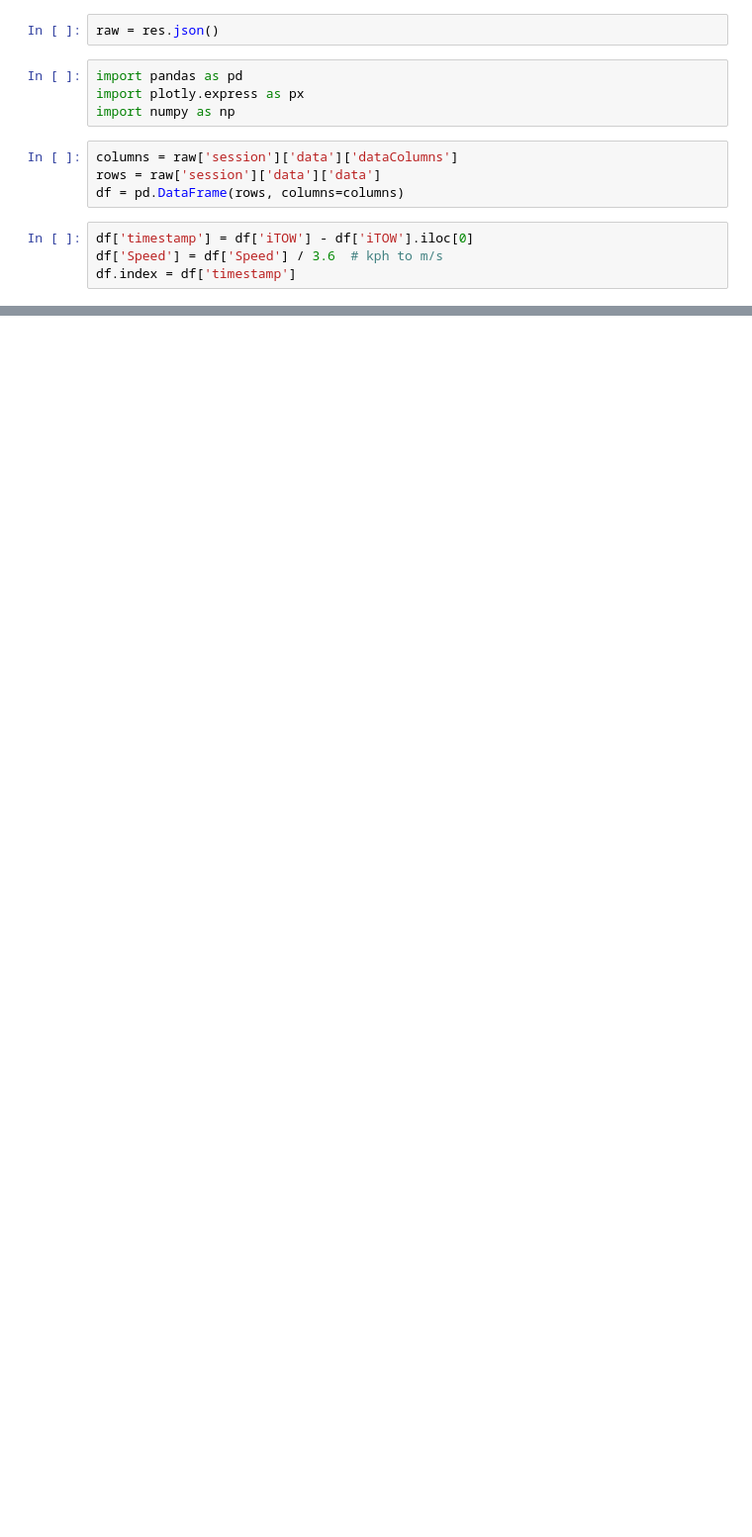
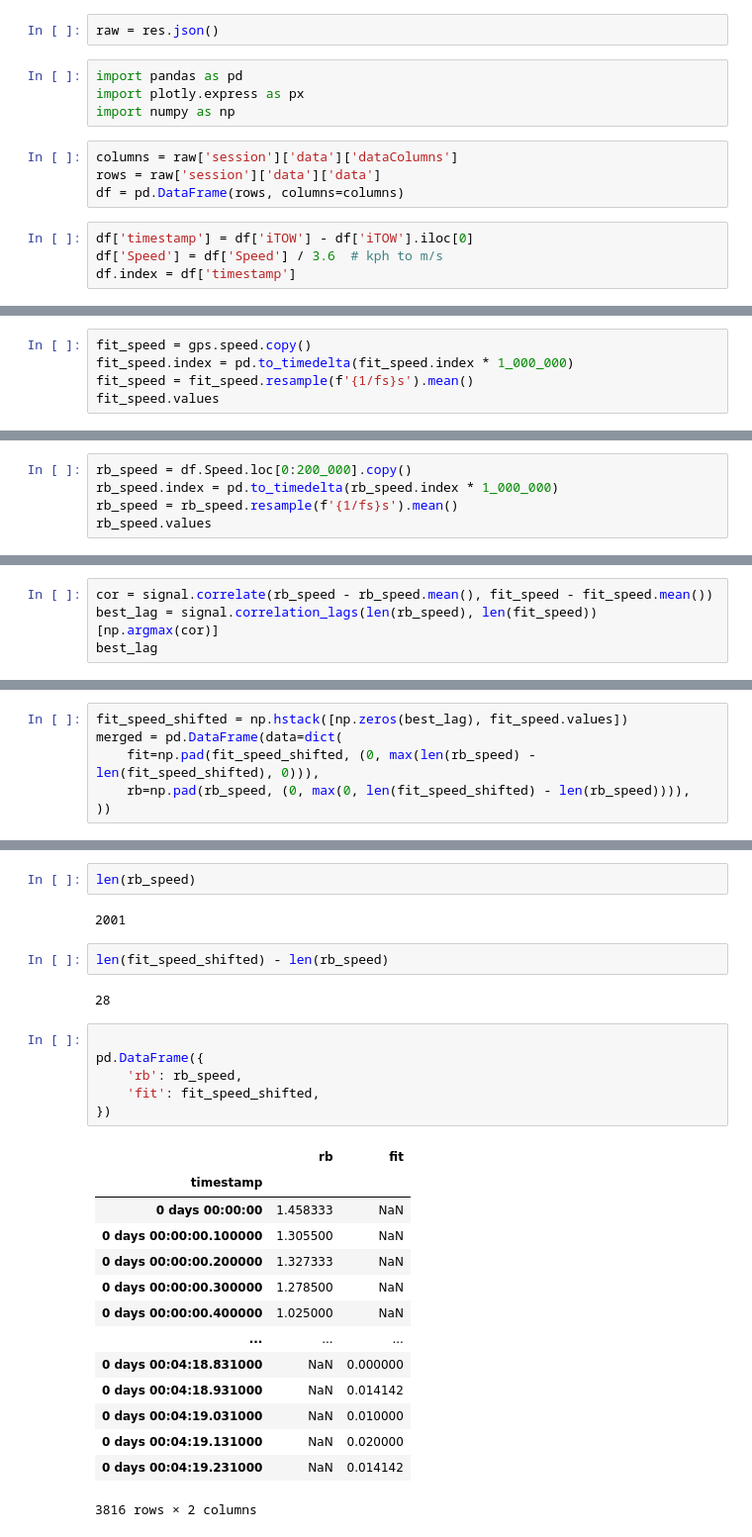
Before and after one commit to D0ugins/srs, a Jupyter notebook: backend/src/notebooks/racebox.ipynb, the cells around one changed output, grey strips where cells are left out. Shown at 99% size. Drawn from its saved outputs; the diff is of its cells as text; blank space fills up the shorter version.

```diff
--- a/backend/src/notebooks/racebox.ipynb
+++ b/backend/src/notebooks/racebox.ipynb
@@ -90,0 +91,5 @@ NameError: name 'get_racebox_graph_data' is not defined
+# %%
+fit_speed = gps.speed.copy()
+fit_speed.index = pd.to_timedelta(fit_speed.index * 1_000_000)
+fit_speed = fit_speed.resample(f'{1/fs}s').mean()
+fit_speed.values
@@ -90,0 +101,5 @@ NameError: name 'get_racebox_graph_data' is not defined
+# %%
+rb_speed = df.Speed.loc[0:200_000].copy()
+rb_speed.index = pd.to_timedelta(rb_speed.index * 1_000_000)
+rb_speed = rb_speed.resample(f'{1/fs}s').mean()
+rb_speed.values
@@ -90,0 +113,4 @@ NameError: name 'get_racebox_graph_data' is not defined
+# %%
+cor = signal.correlate(rb_speed - rb_speed.mean(), fit_speed - fit_speed.mean())
+best_lag = signal.correlation_lags(len(rb_speed), len(fit_speed))[np.argmax(cor)]
+best_lag
@@ -90,0 +121,6 @@ NameError: name 'get_racebox_graph_data' is not defined
+# %%
+fit_speed_shifted = np.hstack([np.zeros(best_lag), fit_speed.values])
+merged = pd.DataFrame(data=dict(
+    fit=np.pad(fit_speed_shifted, (0, max(len(rb_speed) - len(fit_speed_shifted), 0))),
+    rb=np.pad(rb_speed, (0, max(0, len(fit_speed_shifted) - len(rb_speed)))),
+))
@@ -90,0 +129,29 @@ NameError: name 'get_racebox_graph_data' is not defined
+# %%
+len(rb_speed)
+# %% [output]
+2001
+# %%
+len(fit_speed_shifted) - len(rb_speed)
+# %% [output]
+28
+# %%
+
+pd.DataFrame({
+    'rb': rb_speed,
+    'fit': fit_speed_shifted,
+})
+# %% [output]
+|  | rb | fit |
+| timestamp |  |  |
+| 0 days 00:00:00 | 1.458333 | NaN |
+| 0 days 00:00:00.100000 | 1.305500 | NaN |
+| 0 days 00:00:00.200000 | 1.327333 | NaN |
+| 0 days 00:00:00.300000 | 1.278500 | NaN |
+| 0 days 00:00:00.400000 | 1.025000 | NaN |
+| ... | ... | ... |
+| 0 days 00:04:18.831000 | NaN | 0.000000 |
+| 0 days 00:04:18.931000 | NaN | 0.014142 |
+| 0 days 00:04:19.031000 | NaN | 0.010000 |
+| 0 days 00:04:19.131000 | NaN | 0.020000 |
+| 0 days 00:04:19.231000 | NaN | 0.014142 |
+3816 rows × 2 columns
```
Also changed, not shown: parts of 23 cells of this notebook, 5 other files.
